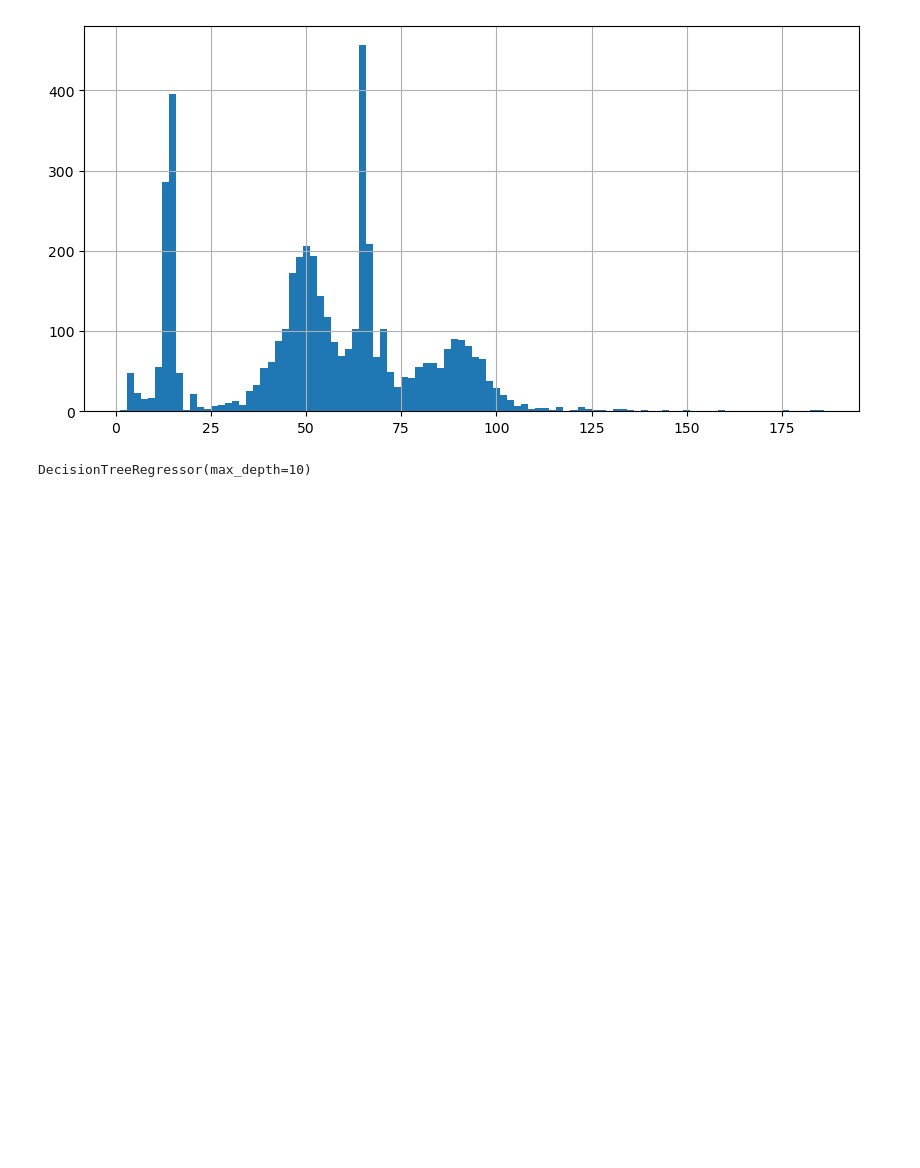
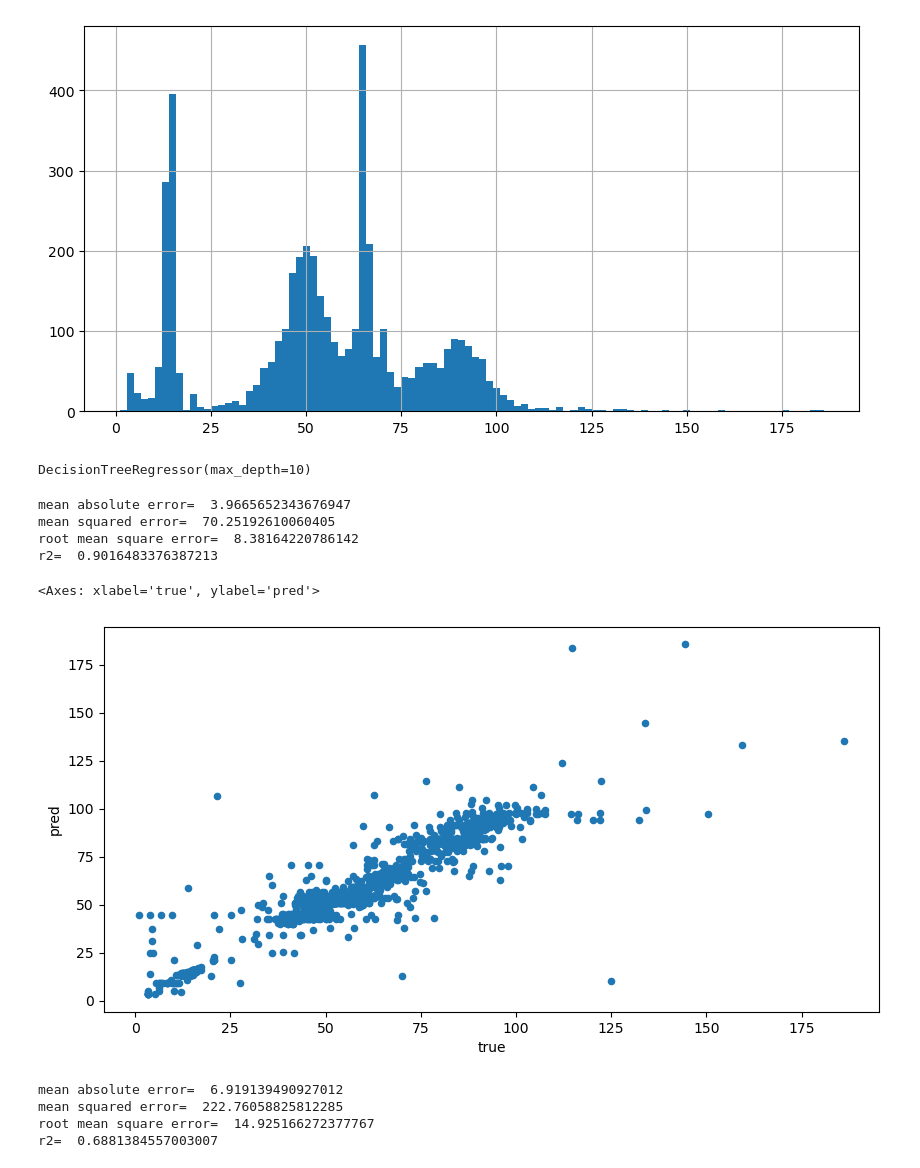
Before and after one commit to safwatnusrat/taxi_analysis, a Jupyter notebook: presentable notebook.ipynb, the cells around one changed output. Saved outputs shown, nothing was run; the diff lists cells and outputs as text; code cells hidden in the pictures; blank space fills up the shorter version.

```diff
--- a/presentable notebook.ipynb
+++ b/presentable notebook.ipynb
@@ -304,3 +304,58 @@ tree=DecisionTreeRegressor(max_depth=10)
 tree.fit(x_train_b,y_train_b)
 # %% [output]
 DecisionTreeRegressor(max_depth=10)
+# %%
+model_at_hand=tree
+y_pred=model_at_hand.predict(x_test_b)
+from sklearn.metrics import mean_absolute_error
+from sklearn.metrics import mean_squared_error
+from sklearn.metrics import r2_score
+from math import sqrt
+print('mean absolute error= ',mean_absolute_error(y_test_b,y_pred))
+print('mean squared error= ',mean_squared_error(y_test_b,y_pred))
+print('root mean square error= ',sqrt(mean_squared_error(y_test_b,y_pred)))
+print('r2= ',r2_score(y_test_b,y_pred))
+# %% [output]
+mean absolute error=  3.9665652343676947
+mean squared error=  70.25192610060405
+root mean square error=  8.38164220786142
+r2=  0.9016483376387213
+# %%
+y_test_b = y_test_b.values
+y_test_b = y_test_b.flatten()
+data = {'true': y_test_b, 'pred': y_pred}
+results = pd.DataFrame(data)
+results.plot(kind='scatter', x='true', y='pred', figsize=(10, 5))
+# %% [output]
+<Axes: xlabel='true', ylabel='pred'>
+[figure, added]
+# %%
+categorical_features=['PULocationID','transaction_month','transaction_day','transaction_hour']
+input_features=categorical_features
+target_feature=['total_amount']
+
+from sklearn.model_selection import train_test_split
+x_axis=data_for_benchmark_model[input_features]
+y_axis=data_for_benchmark_model[target_feature]
+x_axis=pd.get_dummies(x_axis)
+x_train_b,x_test_b,y_train_b,y_test_b=train_test_split(x_axis,y_axis,test_size=0.33,random_state=42)
+
+from sklearn.tree import DecisionTreeRegressor
+tree=DecisionTreeRegressor(max_depth=10)
+tree.fit(x_train_b,y_train_b)
+
+model_at_hand=tree
+y_pred=model_at_hand.predict(x_test_b)
+from sklearn.metrics import mean_absolute_error
+from sklearn.metrics import mean_squared_error
+from sklearn.metrics import r2_score
+from math import sqrt
+print('mean absolute error= ',mean_absolute_error(y_test_b,y_pred))
+print('mean squared error= ',mean_squared_error(y_test_b,y_pred))
+print('root mean square error= ',sqrt(mean_squared_error(y_test_b,y_pred)))
+print('r2= ',r2_score(y_test_b,y_pred))
+# %% [output]
+mean absolute error=  6.919139490927012
+mean squared error=  222.76058825812285
+root mean square error=  14.925166272377767
+r2=  0.6881384557003007
```
Also changed, not shown: parts of 14 cells of this notebook.
